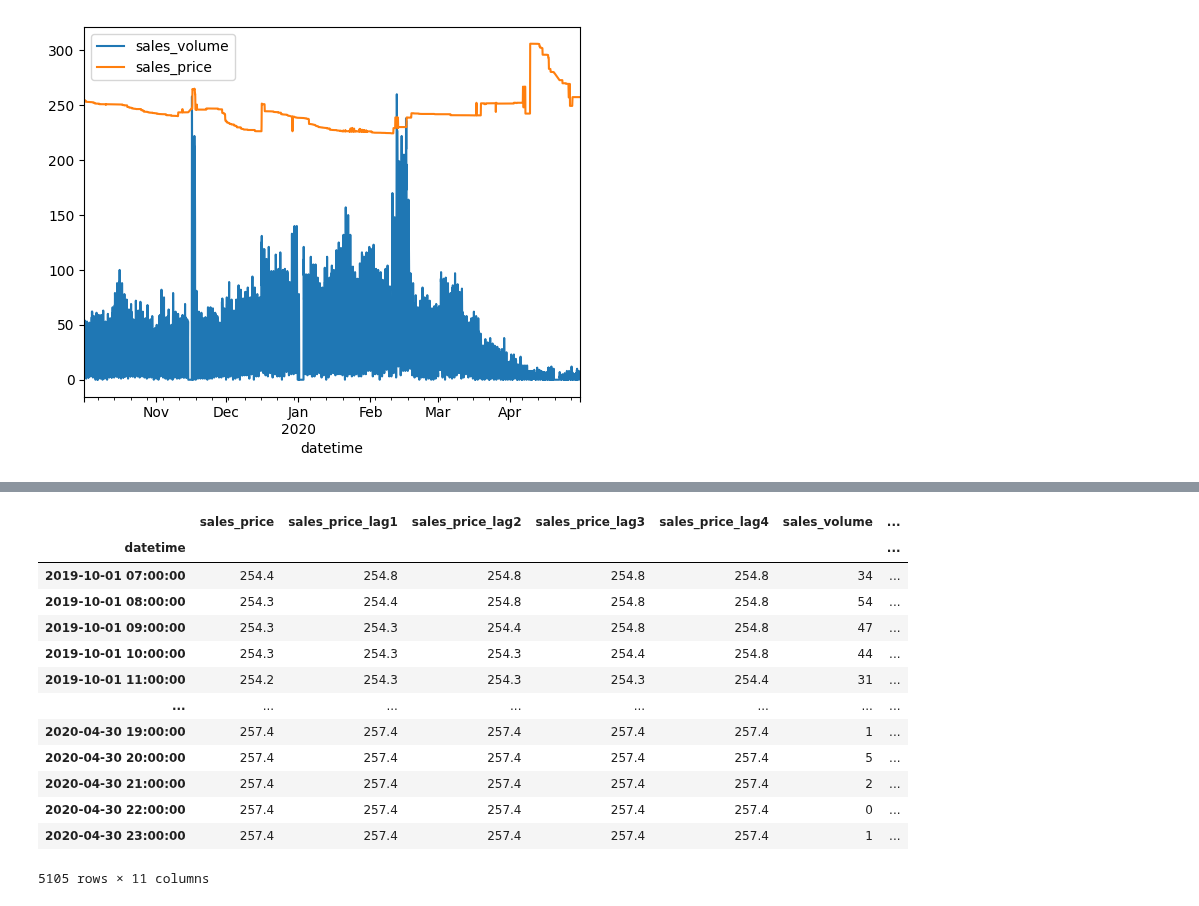
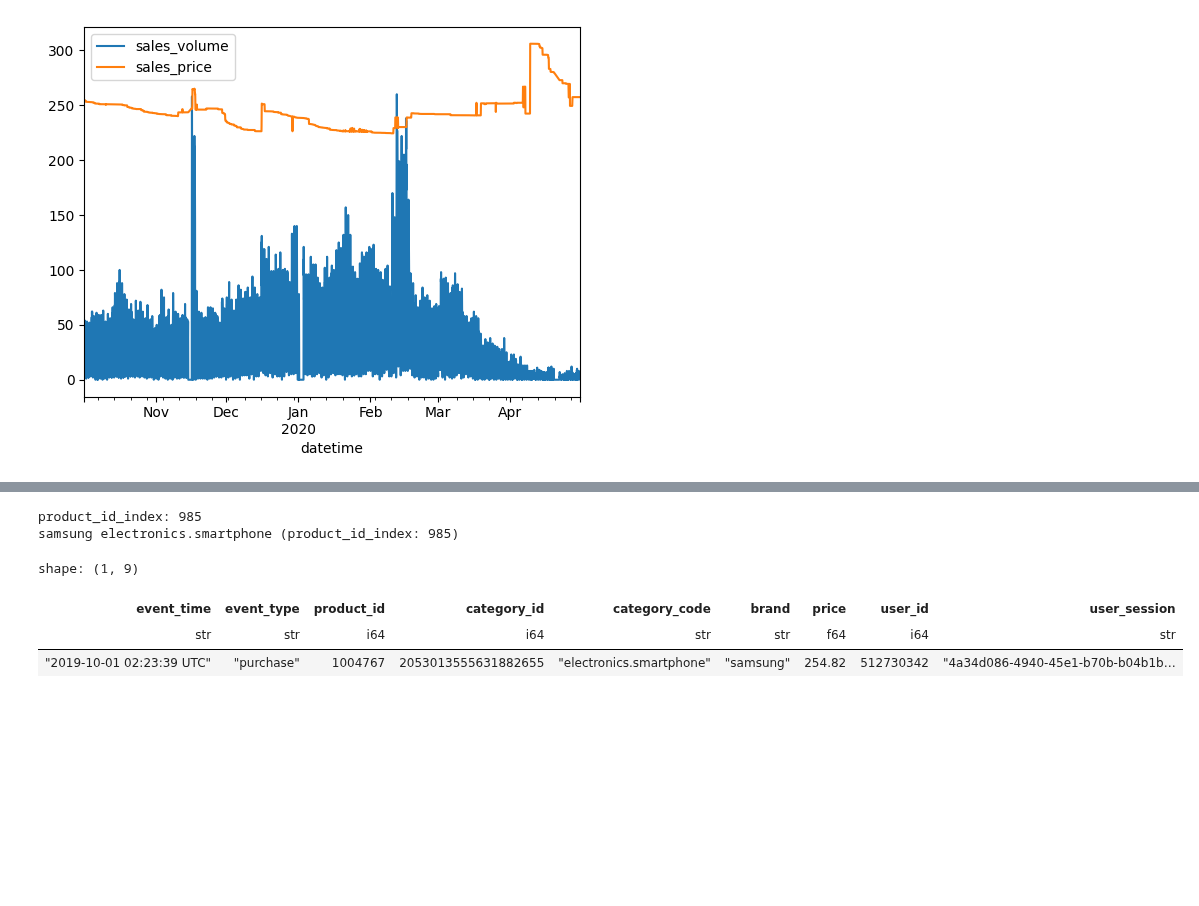
Before and after one commit to boostcampaitech7/level4-cv-finalproject-hackathon-cv-02-lv3, a Jupyter notebook: Surrogate/AutoML/Dongjin/0208_eCommerce/train_test_split.ipynb, the cells around one changed output, grey strips where cells are left out. Saved outputs shown, nothing was run; the diff lists cells and outputs as text; code cells hidden in the pictures; blank space fills up the shorter version.

```diff
--- a/Surrogate/AutoML/Dongjin/0208_eCommerce/train_test_split.ipynb
+++ b/Surrogate/AutoML/Dongjin/0208_eCommerce/train_test_split.ipynb
@@ -103,18 +89,21 @@ y_test.to_csv('data/y_test.csv')
-# %%
-pd.set_option('display.precision', 1)
-new_df
-# %% [output]
-|  | sales_price | sales_price_lag1 | sales_price_lag2 | sales_price_lag3 | sales_price_lag4 | sales_volume | ... |
-| datetime |  |  |  |  |  |  | ... |
-| 2019-10-01 07:00:00 | 254.4 | 254.8 | 254.8 | 254.8 | 254.8 | 34 | ... |
-| 2019-10-01 08:00:00 | 254.3 | 254.4 | 254.8 | 254.8 | 254.8 | 54 | ... |
-| 2019-10-01 09:00:00 | 254.3 | 254.3 | 254.4 | 254.8 | 254.8 | 47 | ... |
-| 2019-10-01 10:00:00 | 254.3 | 254.3 | 254.3 | 254.4 | 254.8 | 44 | ... |
-| 2019-10-01 11:00:00 | 254.2 | 254.3 | 254.3 | 254.3 | 254.4 | 31 | ... |
-| ... | ... | ... | ... | ... | ... | ... | ... |
-| 2020-04-30 19:00:00 | 257.4 | 257.4 | 257.4 | 257.4 | 257.4 | 1 | ... |
-| 2020-04-30 20:00:00 | 257.4 | 257.4 | 257.4 | 257.4 | 257.4 | 5 | ... |
-| 2020-04-30 21:00:00 | 257.4 | 257.4 | 257.4 | 257.4 | 257.4 | 2 | ... |
-| 2020-04-30 22:00:00 | 257.4 | 257.4 | 257.4 | 257.4 | 257.4 | 0 | ... |
-| 2020-04-30 23:00:00 | 257.4 | 257.4 | 257.4 | 257.4 | 257.4 | 1 | ... |
-5105 rows × 11 columns
+# %%
+# product_id_index에 해당하는 물품 찾기
+from datetime import datetime
+event_time = log_data.filter(pl.col("product_id_index") == product_id_index)['event_time_index'][0]
+event_time_utc = datetime.utcfromtimestamp(event_time)
+event_time_utc = event_time_utc.strftime('%Y-%m-%d %H:%M:%S UTC')
+
+result = origin.filter((pl.col("event_time") == event_time_utc) & (pl.col("event_type") == 'purchase'))
+if len(result) != 1:
+    raise(Exception("Multiple rows are founded"))
+
+print(f"product_id_index: {product_id_index}")
+print(f"{result['brand'][0]} {result['category_code'][0]} (product_id_index: {product_id_index})")
+result
+# %% [output]
+product_id_index: 985
+samsung electronics.smartphone (product_id_index: 985)
+shape: (1, 9)
+| event_time | event_type | product_id | category_id | category_code | brand | price | user_id | user_session |
+| str | str | i64 | i64 | str | str | f64 | i64 | str |
+| "2019-10-01 02:23:39 UTC" | "purchase" | 1004767 | 2053013555631882655 | "electronics.smartphone" | "samsung" | 254.82 | 512730342 | "4a34d086-4940-45e1-b70b-b04b1b… |
```
Also changed, not shown: parts of 3 cells of this notebook.
